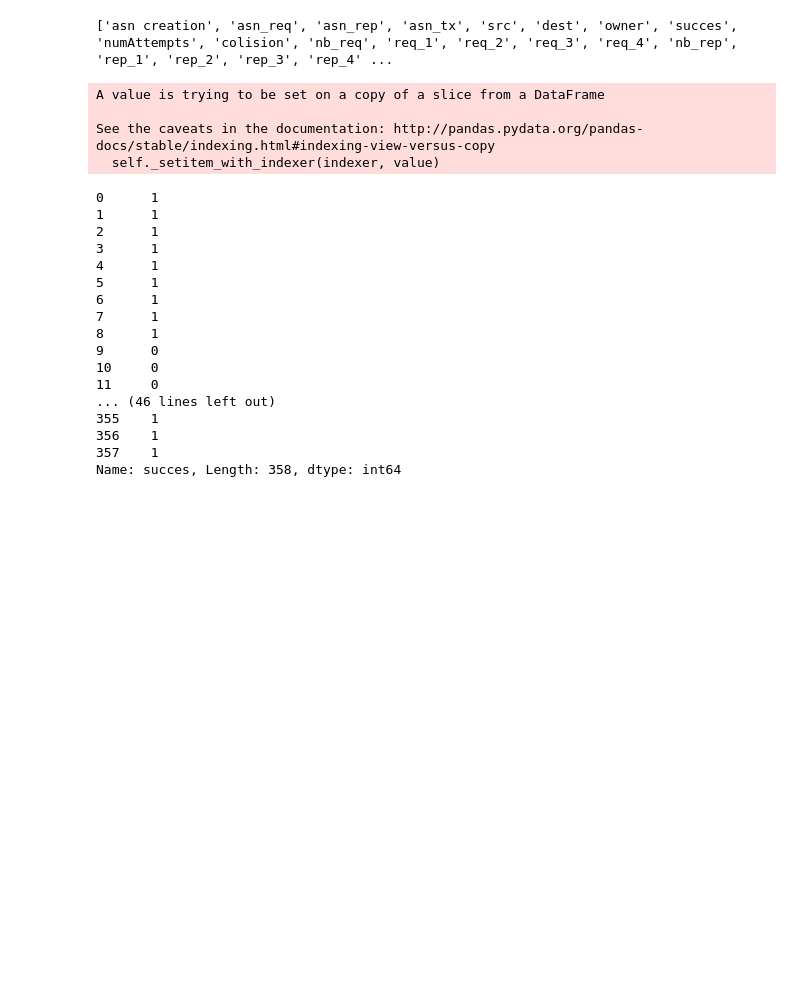
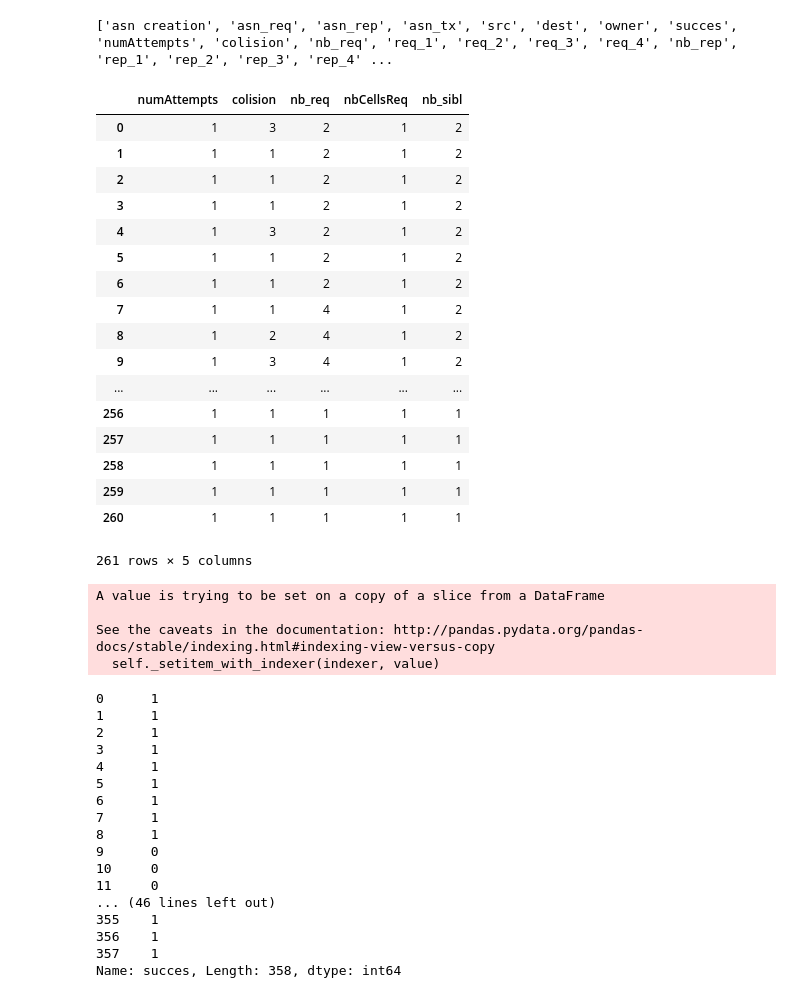
Before and after one commit to pomme-abricot/openwsn-sw, a Jupyter notebook: software/openAnalyzer/TEST_lecture_de_fichier.ipynb, the cells around one changed output. Drawn from its saved outputs; the diff is of its cells as text; code cells hidden in the pictures; blank space fills up the shorter version.

```diff
--- a/software/openAnalyzer/TEST_lecture_de_fichier.ipynb
+++ b/software/openAnalyzer/TEST_lecture_de_fichier.ipynb
@@ -204,3 +210,24 @@ X = df_test[features]
+# %%
+X
+# %% [output]
+|  | numAttempts | colision | nb_req | nbCellsReq | nb_sibl |
+| 0 | 1 | 3 | 2 | 1 | 2 |
+| 1 | 1 | 1 | 2 | 1 | 2 |
+| 2 | 1 | 1 | 2 | 1 | 2 |
+| 3 | 1 | 1 | 2 | 1 | 2 |
+| 4 | 1 | 3 | 2 | 1 | 2 |
+| 5 | 1 | 1 | 2 | 1 | 2 |
+| 6 | 1 | 1 | 2 | 1 | 2 |
+| 7 | 1 | 1 | 4 | 1 | 2 |
+| 8 | 1 | 2 | 4 | 1 | 2 |
+| 9 | 1 | 3 | 4 | 1 | 2 |
+| ... | ... | ... | ... | ... | ... |
+| 256 | 1 | 1 | 1 | 1 | 1 |
+| 257 | 1 | 1 | 1 | 1 | 1 |
+| 258 | 1 | 1 | 1 | 1 | 1 |
+| 259 | 1 | 1 | 1 | 1 | 1 |
+| 260 | 1 | 1 | 1 | 1 | 1 |
+261 rows × 5 columns
 # %%
 y = df_test["succes"]
 #on met les succes -1 a 0 (echec de toute facon)
```
Also changed, not shown: parts of 15 cells of this notebook, 10 other files.
